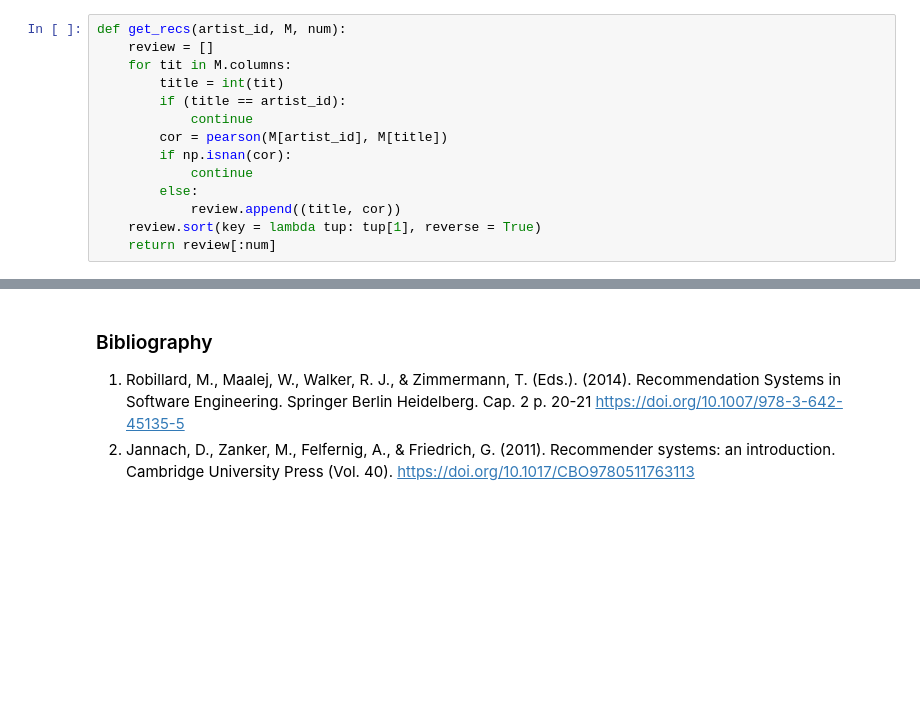
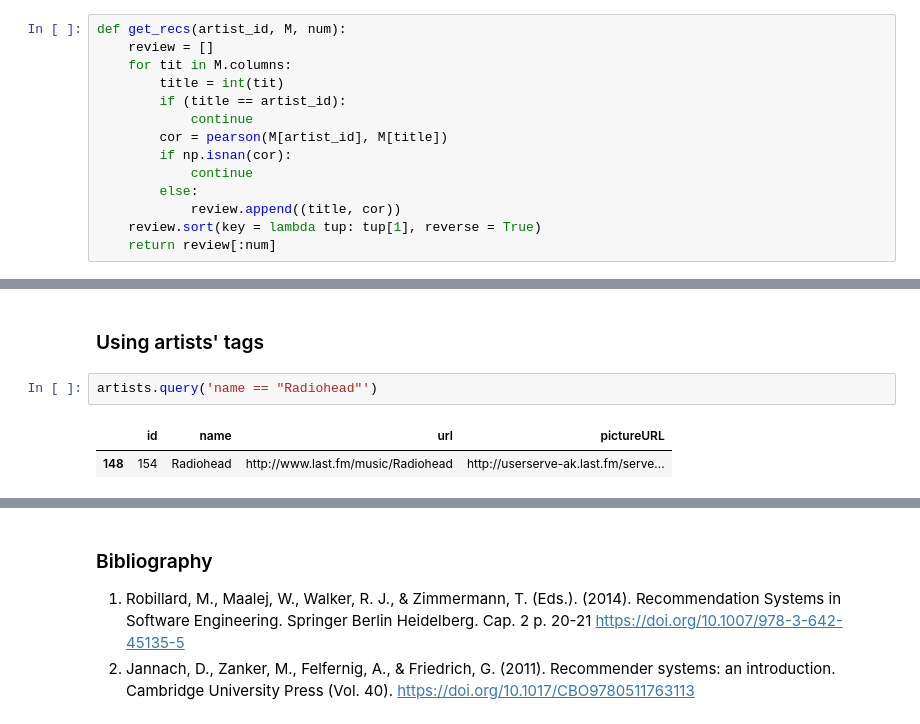
Before and after one commit to degva/APLICA17-1, a Jupyter notebook: MusicRecSystem/musicRec.ipynb, the cells around one changed output, grey strips where cells are left out. Drawn from its saved outputs; the diff is of its cells as text; blank space fills up the shorter version.

```diff
--- a/MusicRecSystem/musicRec.ipynb
+++ b/MusicRecSystem/musicRec.ipynb
@@ -616,0 +457,7 @@ print(artists.query('id == 1270'))
+# %% [markdown]
+### Using artists' tags
+# %%
+artists.query('name == "Radiohead"')
+# %% [output]
+|  | id | name | url | pictureURL |
+| 148 | 154 | Radiohead | http://www.last.fm/music/Radiohead | http://userserve-ak.last.fm/serve... |
```
Also changed, not shown: parts of 36 cells of this notebook.
